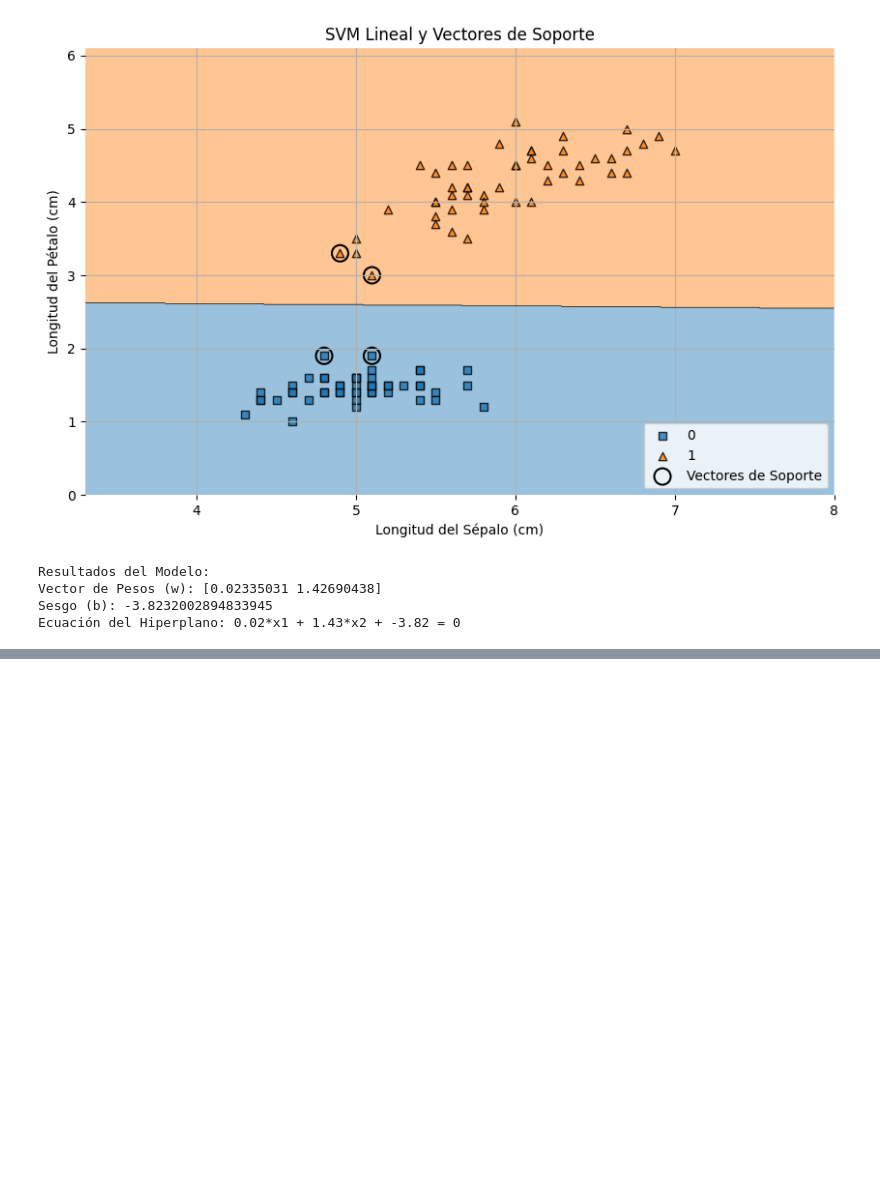
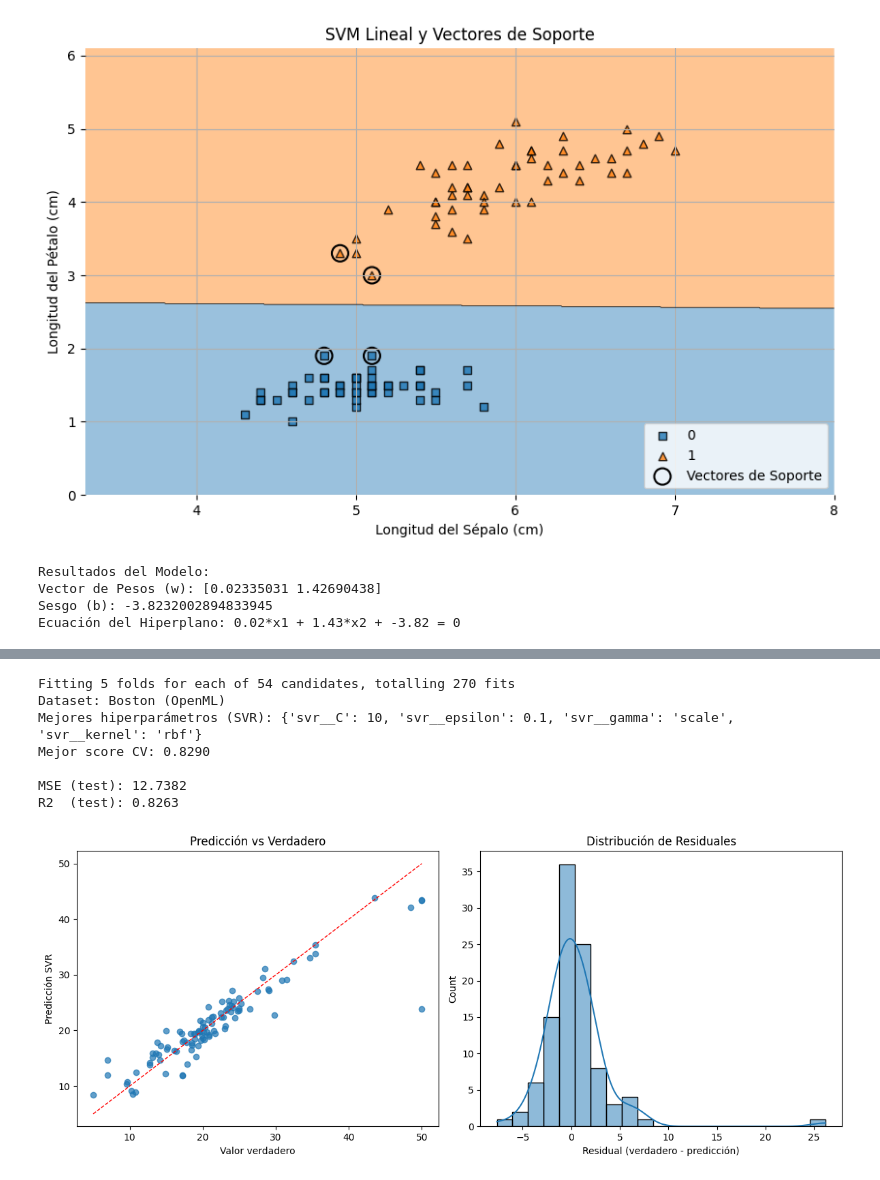
Before and after one commit to paranedagarcia/Cienciadedatos, a Jupyter notebook: 6.Aprendizaje supervisado/SVM.ipynb, the cells around one changed output, grey strips where cells are left out. Cells and saved outputs as stored; diff of their text form; code cells hidden in the pictures; blank space fills up the shorter version.

```diff
--- a/6.Aprendizaje supervisado/SVM.ipynb
+++ b/6.Aprendizaje supervisado/SVM.ipynb
@@ -271,0 +452,80 @@ Ecuación del Hiperplano: 0.02*x1 + 1.43*x2 + -3.82 = 0
+# %%
+# SVM Regression sobre el dataset Boston (o fallback a California si Boston no está disponible)
+# Usa imports ya presentes en el notebook: datasets, train_test_split, StandardScaler, Pipeline,
+# GridSearchCV, SVR, mean_squared_error, r2_score, plt, sns, np
+
+# 1) Cargar datos (intenta Boston; si falla, usa California Housing como fallback)
+try:
+    boston = datasets.fetch_openml(name='boston', version=1, as_frame=True)
+    X = boston.data
+    y = boston.target.astype(float)
+    dataset_name = "Boston (OpenML)"
+except Exception as e:
+    cal = datasets.fetch_california_housing(as_frame=True)
+    X = cal.data
+    y = cal.target
+    dataset_name = "California Housing (fallback)"
+    print("No se pudo cargar Boston desde OpenML; usando California Housing como fallback.")
+
+# 2) División train/test
+X_train_b, X_test_b, y_train_b, y_test_b = train_test_split(
+    X, y, test_size=0.2, random_state=42
+)
+
+# 3) Pipeline: escalado + SVR
+pipe_svr = Pipeline([
+    ('scaler', StandardScaler()),
+    ('svr', SVR())
+])
+
+# 4) GridSearchCV para hiperparámetros relevantes
+param_grid_svr = {
+    'svr__kernel': ['rbf', 'linear'],
+    'svr__C': [0.1, 1, 10],
+    'svr__epsilon': [0.1, 0.5, 1.0],
+    'svr__gamma': ['scale', 'auto', 0.01]  # gamma aplica en rbf
+}
+
+grid_svr = GridSearchCV(pipe_svr, param_grid_svr, cv=5, n_jobs=-1, verbose=1)
+grid_svr.fit(X_train_b, y_train_b)
+
+print(f"Dataset: {dataset_name}")
+print("Mejores hiperparámetros (SVR):", grid_svr.best_params_)
+print(f"Mejor score CV: {grid_svr.best_score_:.4f}")
+
+# 5) Evaluación en test set
+y_pred_b = grid_svr.predict(X_test_b)
+mse_b = mean_squared_error(y_test_b, y_pred_b)
+r2_b = r2_score(y_test_b, y_pred_b)
+print(f"\nMSE (test): {mse_b:.4f}")
+print(f"R2  (test): {r2_b:.4f}")
+
+# 6) Visualizaciones: Predicción vs Verdadero y residuales
+plt.figure(figsize=(12,5))
+
+plt.subplot(1,2,1)
+plt.scatter(y_test_b, y_pred_b, alpha=0.7)
+min_v = min(y_test_b.min(), y_pred_b.min())
+max_v = max(y_test_b.max(), y_pred_b.max())
+plt.plot([min_v, max_v], [min_v, max_v], 'r--', lw=1)
+plt.xlabel('Valor verdadero')
+plt.ylabel('Predicción SVR')
+plt.title('Predicción vs Verdadero')
+
+plt.subplot(1,2,2)
+res_b = y_test_b - y_pred_b
+sns.histplot(res_b, kde=True)
+plt.xlabel('Residual (verdadero - predicción)')
+plt.title('Distribución de Residuales')
+
+plt.tight_layout()
+plt.show()
+# %% [output]
+Fitting 5 folds for each of 54 candidates, totalling 270 fits
+Dataset: Boston (OpenML)
+Mejores hiperparámetros (SVR): {'svr__C': 10, 'svr__epsilon': 0.1, 'svr__gamma': 'scale', 'svr__kernel': 'rbf'}
+Mejor score CV: 0.8290
+
+MSE (test): 12.7382
+R2  (test): 0.8263
+[figure, added]
```
Also changed, not shown: parts of 6 cells of this notebook.
